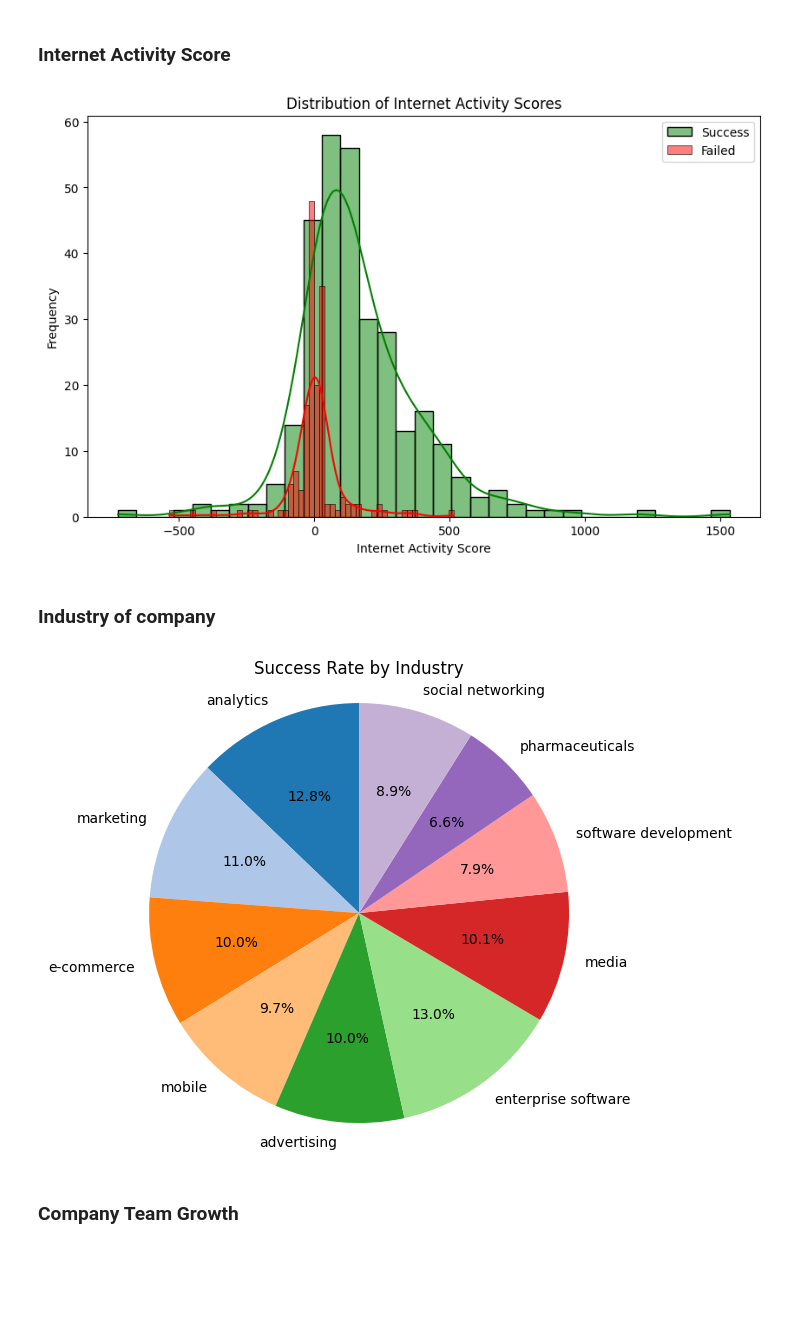
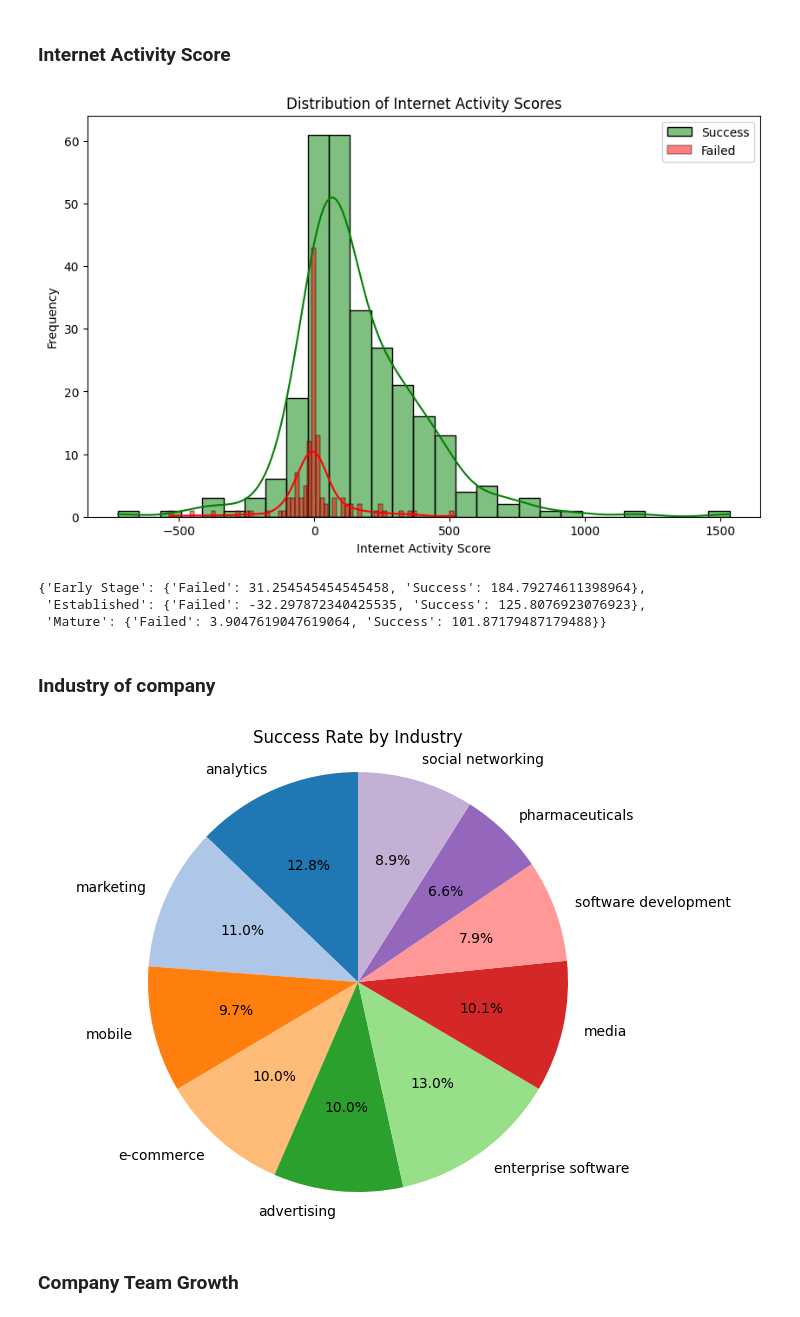
Before and after one commit to RobertArustamyan/StartupAnalyze, a Jupyter notebook: analysis.ipynb, the cells around one changed output. Drawn from its saved outputs; the diff is of its cells as text; code cells hidden in the pictures; blank space fills up the shorter version.

```diff
--- a/analysis.ipynb
+++ b/analysis.ipynb
@@ -34,20 +47,21 @@ AgeAnalyze.company_age_boxplot()
 # %% [markdown]
 ### **Internet Activity Score**
 # %%
-InternetAnalyze = InternetActivity(dataframe=df)
-InternetAnalyze.fill_na_with_stage_mean()
+InternetAnalyze = InternetActivity(dataframe=AgeAnalyze.df)
 InternetAnalyze.analyze_internet_activity(plot=True)
 columns_for_model.append('Internet Activity Score')
 # %% [output]
-[figure, old version]
+[figure, new version]
+{'Early Stage': {'Failed': 31.254545454545458, 'Success': 184.79274611398964},
+ 'Established': {'Failed': -32.297872340425535, 'Success': 125.8076923076923},
+ 'Mature': {'Failed': 3.9047619047619064, 'Success': 101.87179487179488}}
 # %% [markdown]
 ### **Industry of company**
 # %%
-IndustryAnalyze = IndustryAnalyzing(dataframe=df)
+IndustryAnalyze = IndustryAnalyzing(dataframe=InternetAnalyze.df)
 IndustryAnalyze.industry_success_distribution(pie_count=10, success=True)
-columns_for_model.append('Industry of company')
 # %% [output]
-[figure, old version]
+[figure, new version]
 # %% [markdown]
 ### **Company Team Growth**
 # %%
```
Also changed, not shown: parts of 31 cells of this notebook.
